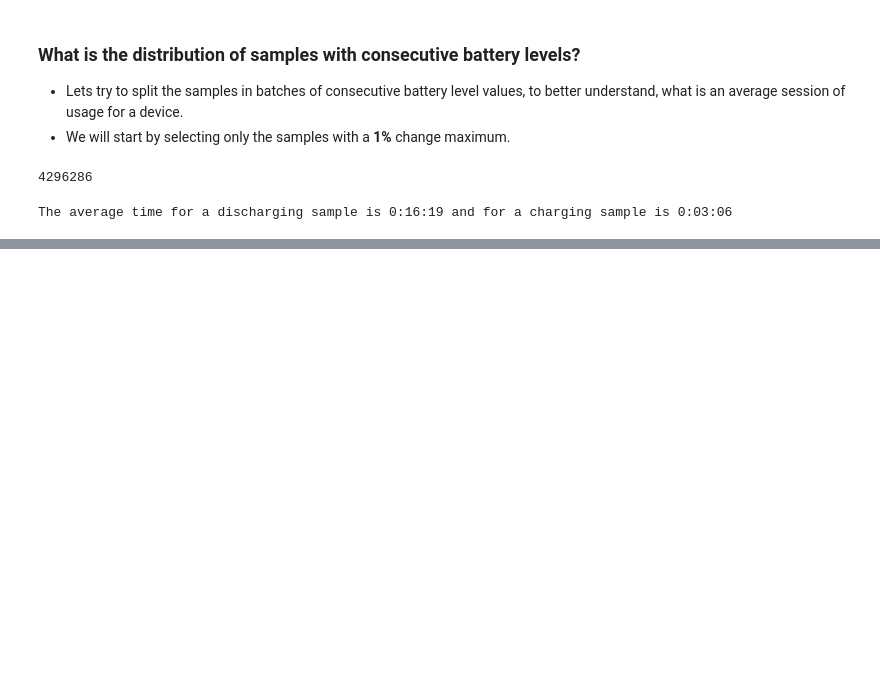
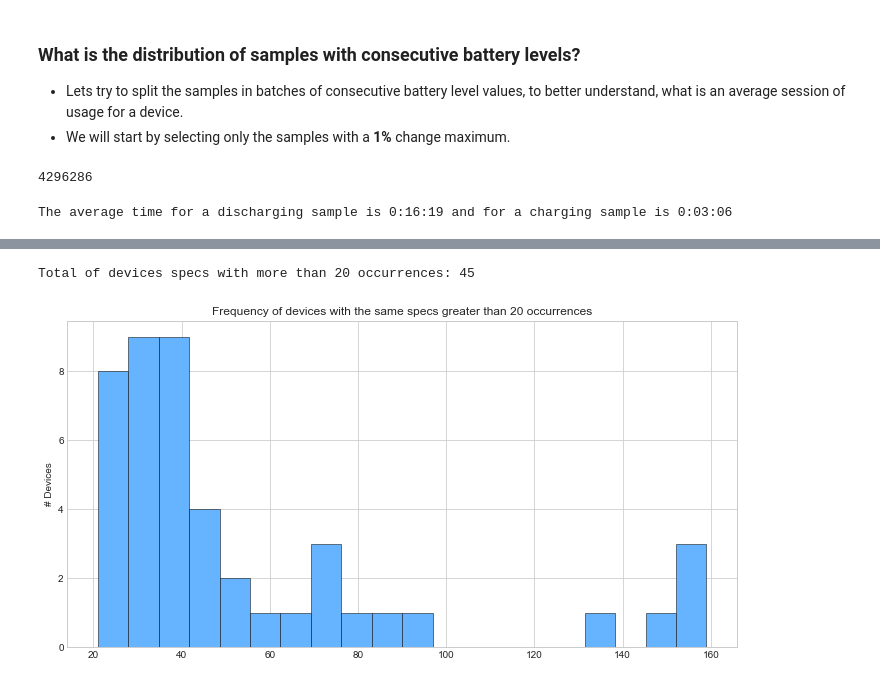
Before and after one commit to greenhub-project/notebooks, a Jupyter notebook: jupyter/StudyA.ipynb, the cells around one changed output, grey strips where cells are left out. Drawn from its saved outputs; the diff is of its cells as text; code cells hidden in the pictures; blank space fills up the shorter version.

```diff
--- a/jupyter/StudyA.ipynb
+++ b/jupyter/StudyA.ipynb
@@ -555,0 +583,10 @@ The average time for a discharging sample is 0:16:19 and for a charging sample i
+# %%
+cond = unique.frequency > 20
+
+print('Total of devices specs with more than 20 occurrences: {0}'.format(unique[cond].frequency.count()))
+
+show_hist(unique[cond].frequency, 20,
+          'Frequency of devices with the same specs greater than 20 occurrences', ylabel='# Devices')
+# %% [output]
+Total of devices specs with more than 20 occurrences: 45
+[figure, added]
```
Also changed, not shown: parts of 9 cells of this notebook.
